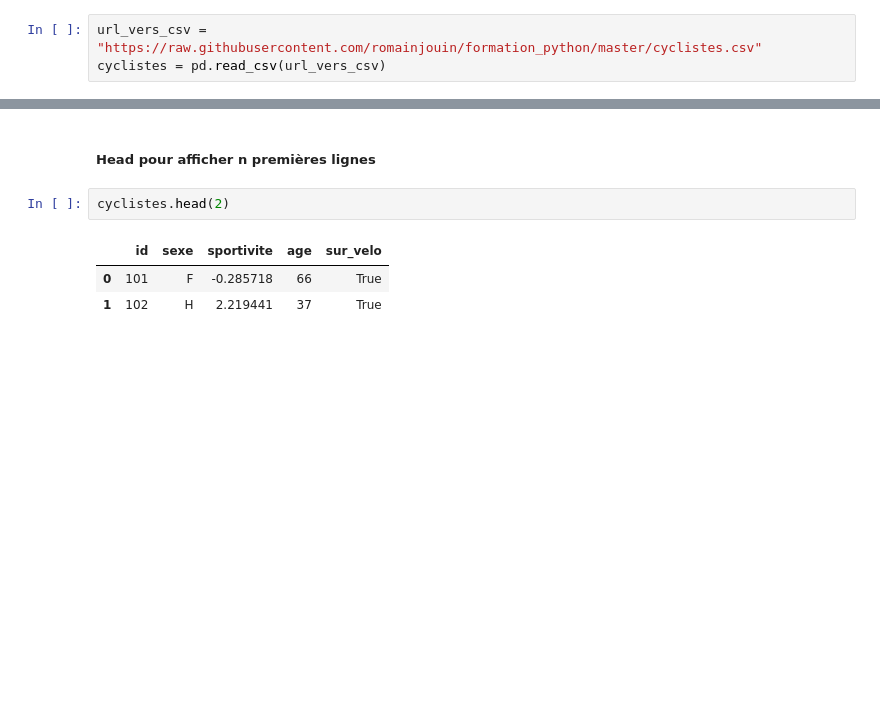
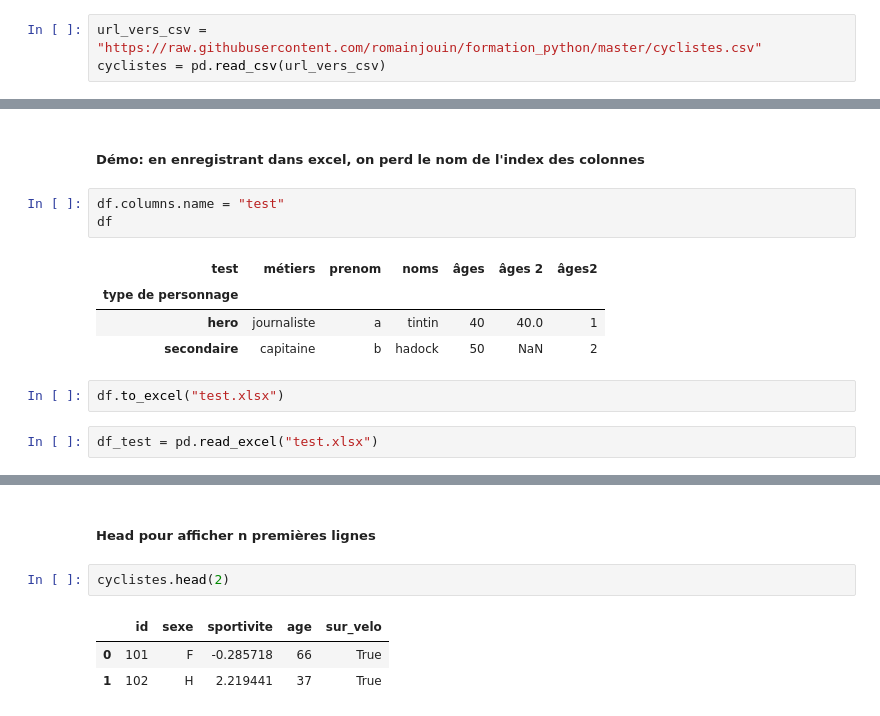
Before and after one commit to romainjouin/formation_python_py3Dev, a Jupyter notebook: jour_2_aprem_pandas_et_matplotlib.ipynb, the cells around one changed output, grey strips where cells are left out. Cells and saved outputs as stored; diff of their text form; blank space fills up the shorter version.

```diff
--- a/jour_2_aprem_pandas_et_matplotlib.ipynb
+++ b/jour_2_aprem_pandas_et_matplotlib.ipynb
@@ -431,0 +433,14 @@ cyclistes = pd.read_csv(url_vers_csv)
+# %% [markdown]
+##### Démo:  en enregistrant dans excel, on perd le nom de l'index des colonnes
+# %%
+df.columns.name = "test"
+df
+# %% [output]
+| test | métiers | prenom | noms | âges | âges 2 | âges2 |
+| type de personnage |  |  |  |  |  |  |
+| hero | journaliste | a | tintin | 40 | 40.0 | 1 |
+| secondaire | capitaine | b | hadock | 50 | NaN | 2 |
+# %%
+df.to_excel("test.xlsx")
+# %%
+df_test = pd.read_excel("test.xlsx")
```
Also changed, not shown: parts of 13 cells of this notebook, 2 other files.
